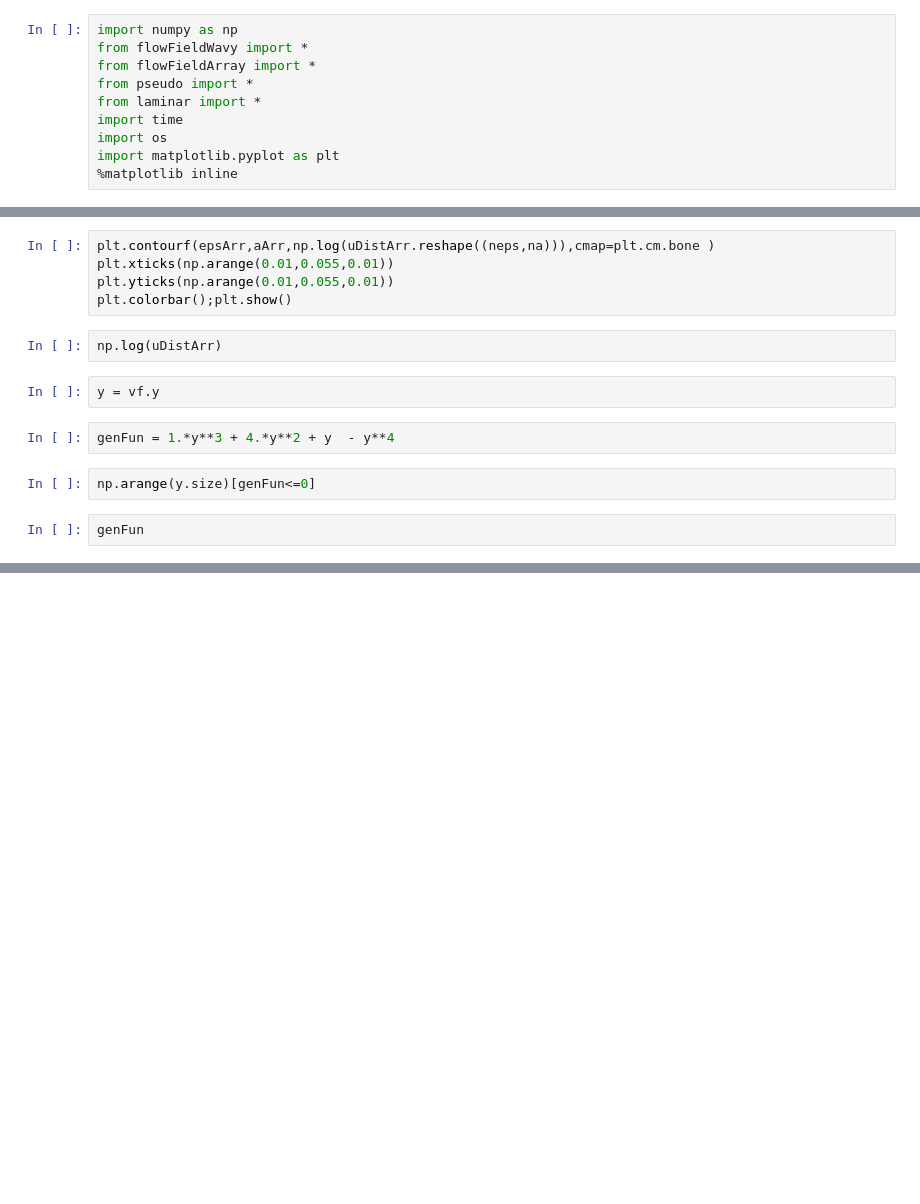
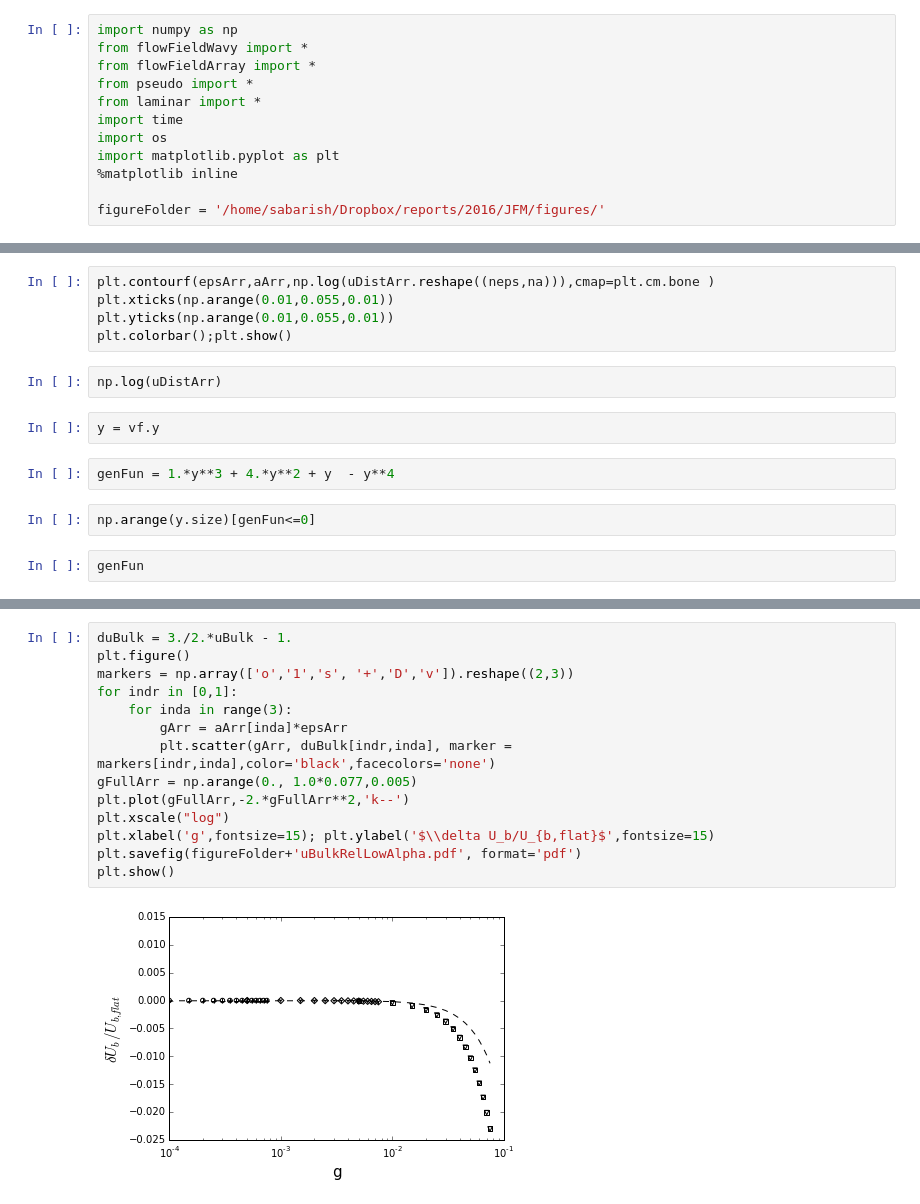
Before and after one commit to saba-vadarevu/Grooved-Channel-Flow, a Jupyter notebook: laminar.ipynb, the cells around one changed output, grey strips where cells are left out. Saved outputs shown, nothing was run; the diff lists cells and outputs as text; blank space fills up the shorter version.

```diff
--- a/laminar.ipynb
+++ b/laminar.ipynb
@@ -11,6 +11,8 @@ import time
 import os
 import matplotlib.pyplot as plt
 %matplotlib inline
+
+figureFolder = '/home/sabarish/Dropbox/reports/2016/JFM/figures/'
 # %%
 J0, F0, fnorm0 = makeSystem(vf=vf,pf=pf,resNorm=True,rect=False)
 J1,F1,fnorm1 = makeSystem(vf=vf,pf=pf, resNorm=True,rect=True)
@@ -447,0 +513,16 @@ genFun
+# %%
+duBulk = 3./2.*uBulk - 1.
+plt.figure()
+markers = np.array(['o','1','s', '+','D','v']).reshape((2,3))
+for indr in [0,1]:
+    for inda in range(3):
+        gArr = aArr[inda]*epsArr
+        plt.scatter(gArr, duBulk[indr,inda], marker = markers[indr,inda],color='black',facecolors='none')
+gFullArr = np.arange(0., 1.0*0.077,0.005)
+plt.plot(gFullArr,-2.*gFullArr**2,'k--')
+plt.xscale("log")
+plt.xlabel('g',fontsize=15); plt.ylabel('$\\delta U_b/U_{b,flat}$',fontsize=15)
+plt.savefig(figureFolder+'uBulkRelLowAlpha.pdf', format='pdf')
+plt.show()
+# %% [output]
+[figure, added]
```
Also changed, not shown: parts of 13 cells of this notebook, 7 other files.
